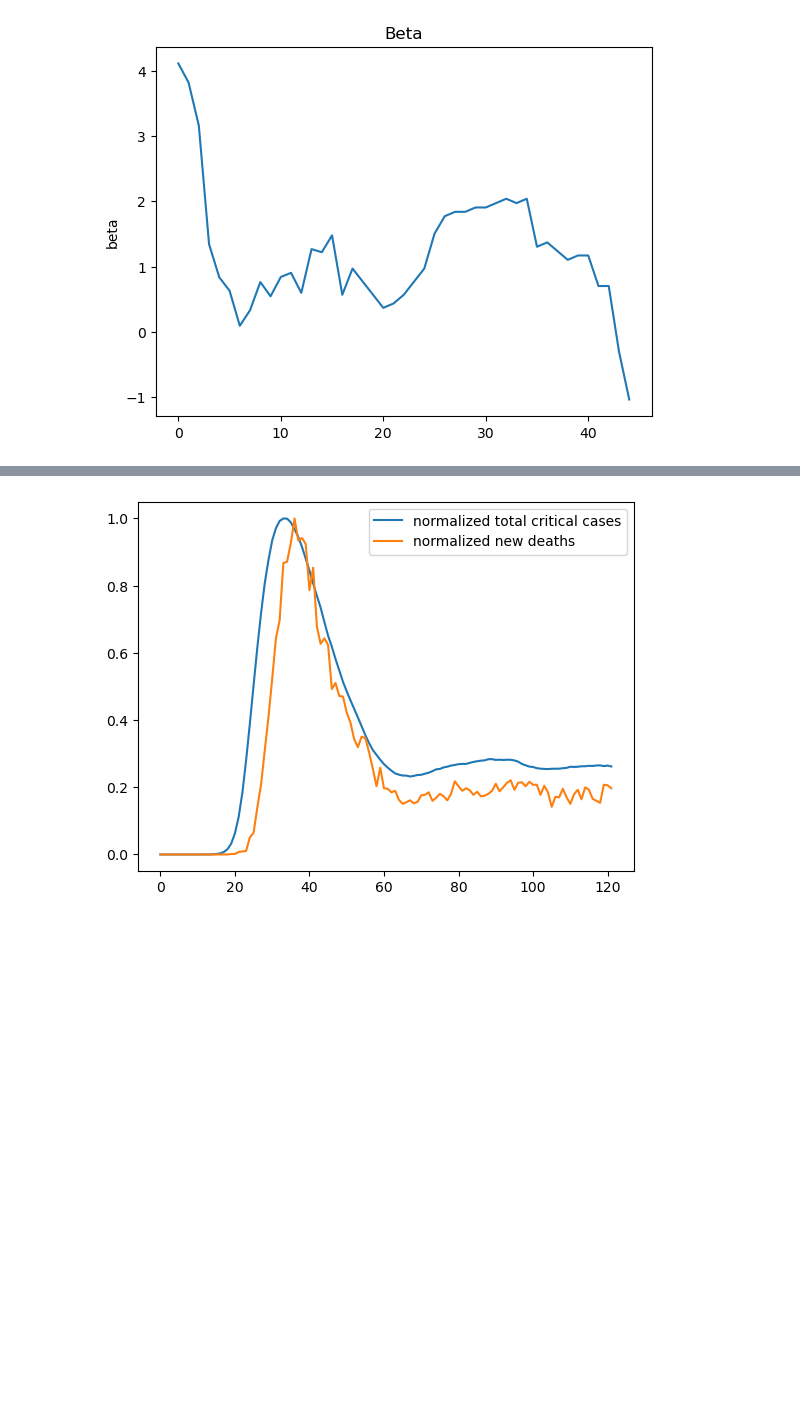
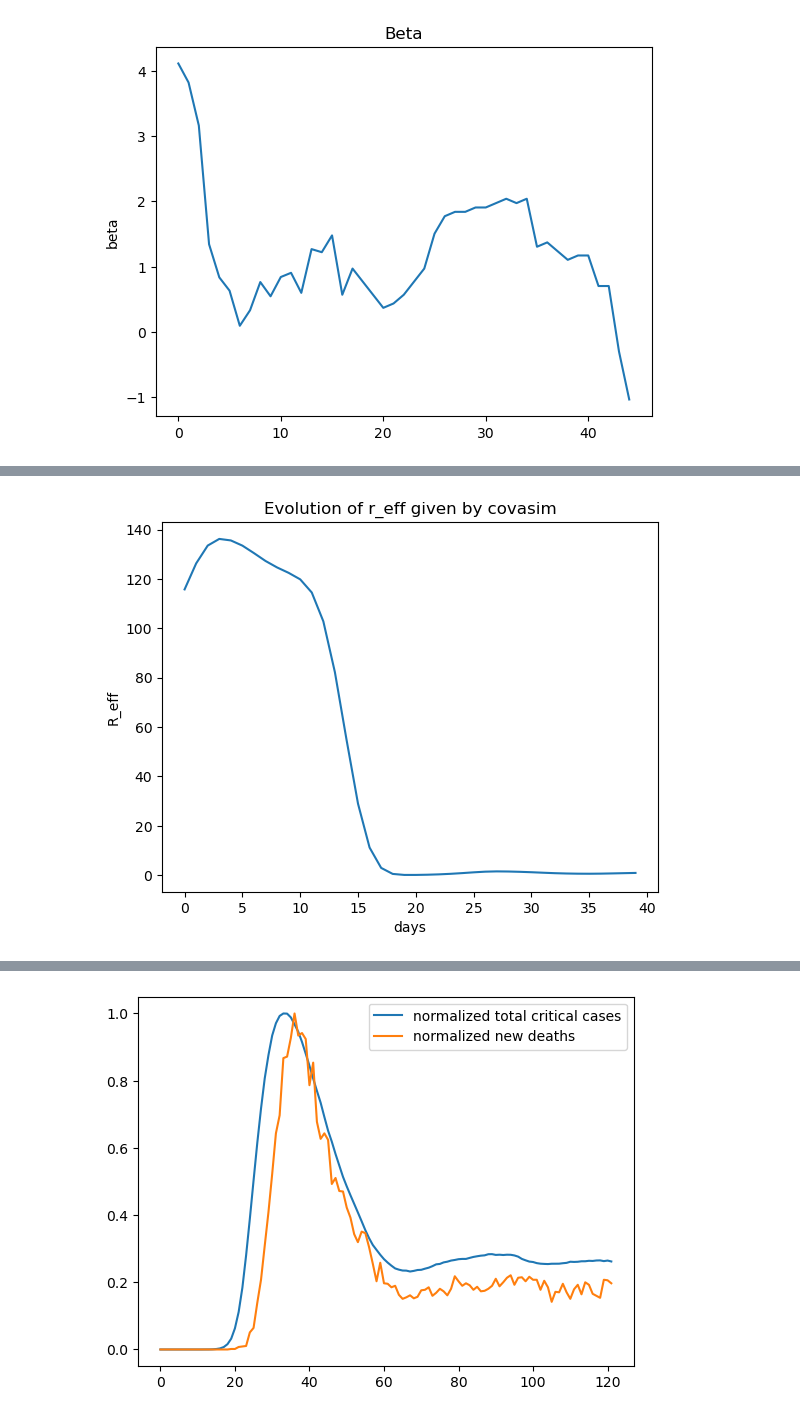
Before and after one commit to gregoirebechade/covid_internship, a Jupyter notebook: 00_data_synthesis.ipynb, the cells around one changed output, grey strips where cells are left out. Cells and saved outputs as stored; diff of their text form; code cells hidden in the pictures; blank space fills up the shorter version.

Commit message:
get re from covasim

```diff
--- a/00_data_synthesis.ipynb
+++ b/00_data_synthesis.ipynb
@@ -137,3 +137,12 @@ Loading location-specific data for "Sweden"
             0 cumulative vaccine doses
             0 cumulative vaccinated people
 [figure]
+# %%
+# plt.plot(n_infected[:40])
+plt.plot(my_simulation_sweden_interventions.compute_r_eff()[:40])
+plt.title('Evolution of r_eff given by covasim')
+plt.xlabel('days')
+plt.ylabel('R_eff')
+plt.show()
+# %% [output]
+[figure, added]
```
Also changed, not shown: parts of 2 cells of this notebook, 1 other file.
